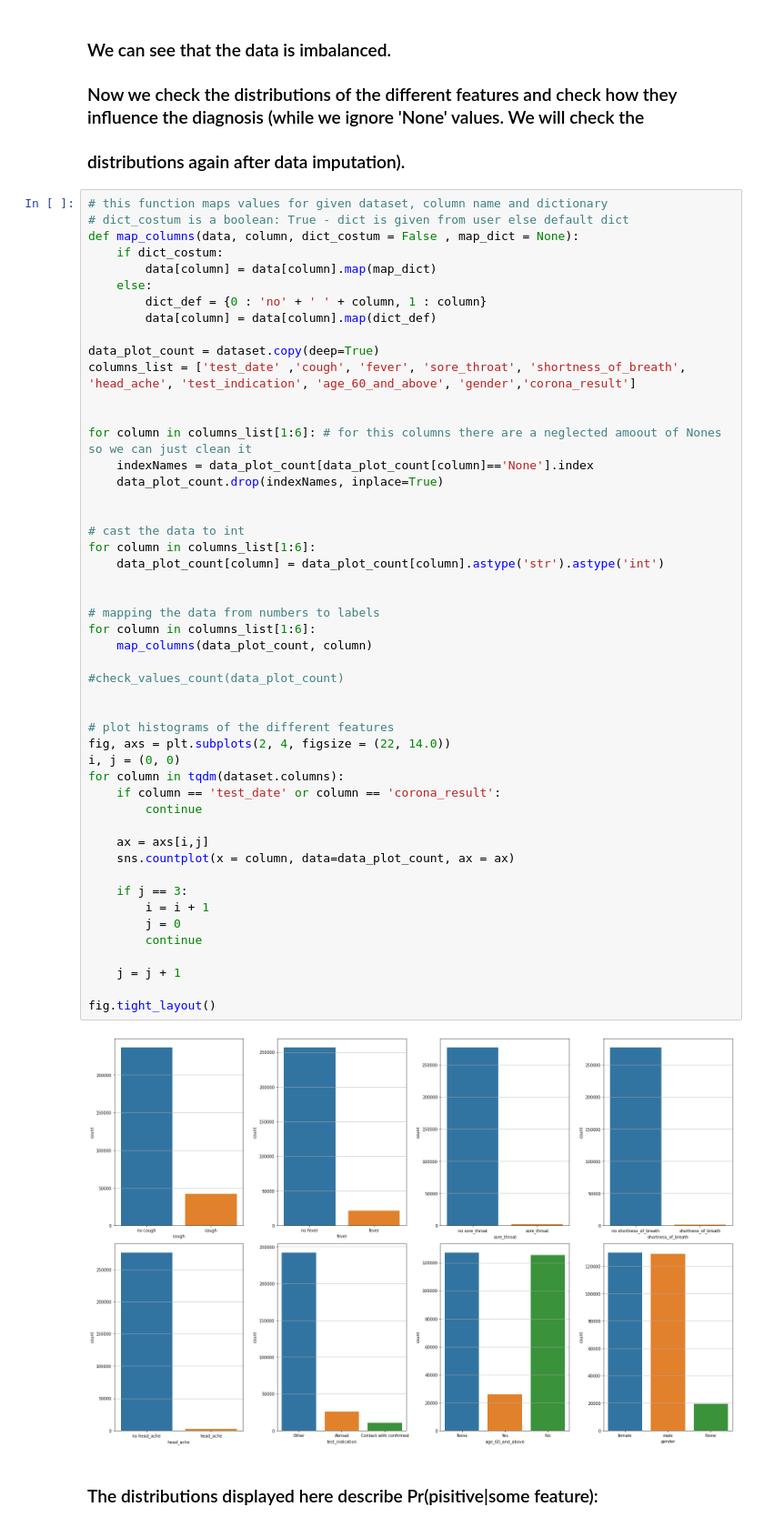
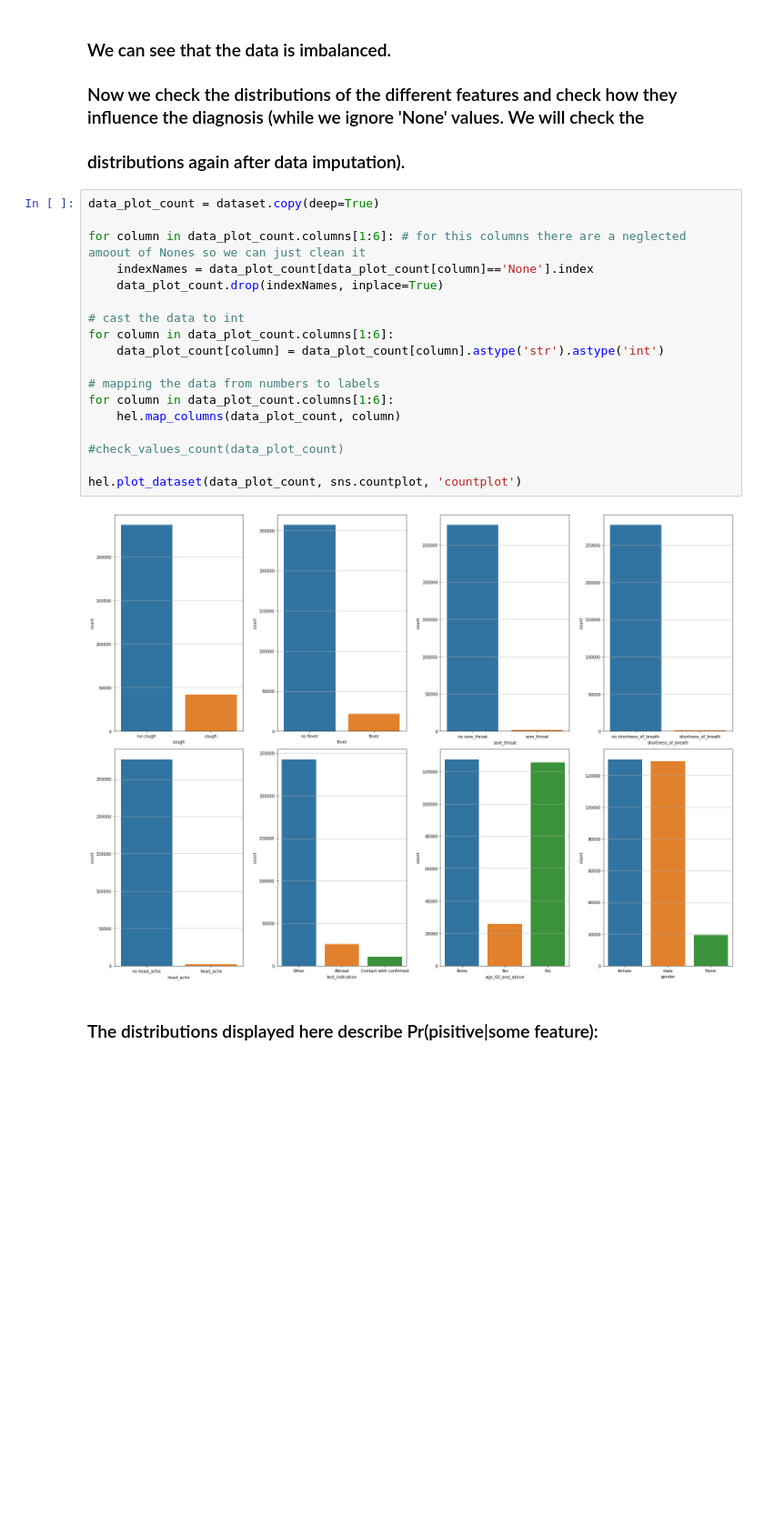
Before and after one commit to NirLalum/corona-diagnosis, a Jupyter notebook: covid_pred.ipynb, the cells around one changed output. Shown at 91% size. Saved outputs shown, nothing was run; the diff lists cells and outputs as text; blank space fills up the shorter version.

Commit message:
added 2 more function to helpers_ver2
added check_values_count and map_columns

```diff
--- a/covid_pred.ipynb
+++ b/covid_pred.ipynb
@@ -132,56 +128,25 @@ for patch in diagnosis_bar.patches:
 ### Now we check the distributions of the different features and check how they influence the diagnosis (while we ignore 'None' values. We will check the
 ### distributions again after data imputation).
 # %%
-# this function maps values for given dataset, column name and dictionary
-# dict_costum is a boolean: True - dict is given from user else default dict
-def map_columns(data, column, dict_costum = False , map_dict = None):
-    if dict_costum:
-        data[column] = data[column].map(map_dict)
-    else:
-        dict_def = {0 : 'no' + ' ' + column, 1 : column}
-        data[column] = data[column].map(dict_def)
+data_plot_count = dataset.copy(deep=True)
 
-data_plot_count = dataset.copy(deep=True)
-columns_list = ['test_date' ,'cough', 'fever', 'sore_throat', 'shortness_of_breath', 'head_ache', 'test_indication', 'age_60_and_above', 'gender','corona_result']
-
-
-for column in columns_list[1:6]: # for this columns there are a neglected amoout of Nones so we can just clean it
+for column in data_plot_count.columns[1:6]: # for this columns there are a neglected amoout of Nones so we can just clean it
     indexNames = data_plot_count[data_plot_count[column]=='None'].index
     data_plot_count.drop(indexNames, inplace=True)
 
-
 # cast the data to int
-for column in columns_list[1:6]:
+for column in data_plot_count.columns[1:6]:
     data_plot_count[column] = data_plot_count[column].astype('str').astype('int')
 
-
 # mapping the data from numbers to labels
-for column in columns_list[1:6]:
-    map_columns(data_plot_count, column)
+for column in data_plot_count.columns[1:6]:
+    hel.map_columns(data_plot_count, column)
 
 #check_values_count(data_plot_count)
 
-
-# plot histograms of the different features
-fig, axs = plt.subplots(2, 4, figsize = (22, 14.0))
-i, j = (0, 0)
-for column in tqdm(dataset.columns):
-    if column == 'test_date' or column == 'corona_result':
-        continue
-
-    ax = axs[i,j]
-    sns.countplot(x = column, data=data_plot_count, ax = ax)
-
-    if j == 3:
-        i = i + 1
-        j = 0
-        continue
-
-    j = j + 1
-
-fig.tight_layout()
+hel.plot_dataset(data_plot_count, sns.countplot, 'countplot')
 # %% [output]
-[figure, old version]
+[figure, new version]
 # %% [markdown]
 ### The distributions displayed here describe Pr(pisitive|some feature):
 # %%
```
Also changed, not shown: parts of 4 cells of this notebook, 2 other files.
